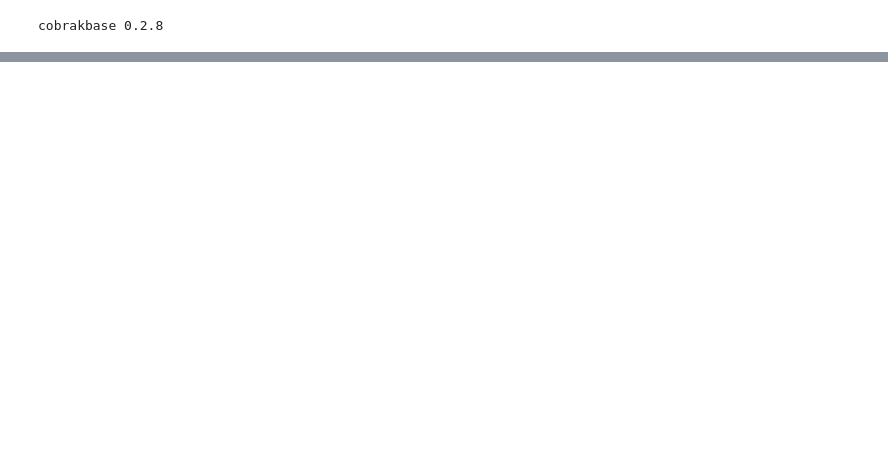
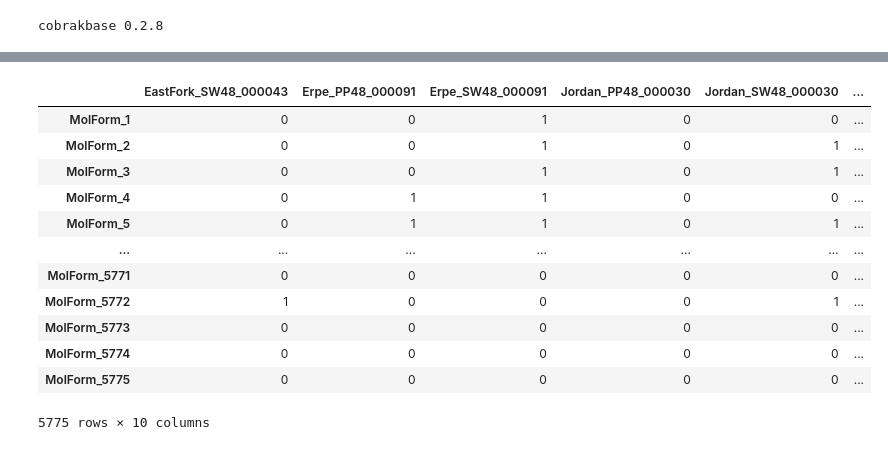
Before and after one commit to Fxe/cobrakbase, a Jupyter notebook: examples/KBase/Objects/ChemicalAbundanceMatrix.ipynb, the cells around one changed output, grey strips where cells are left out. Cells and saved outputs as stored; diff of their text form; code cells hidden in the pictures; blank space fills up the shorter version.

```diff
--- a/examples/KBase/Objects/ChemicalAbundanceMatrix.ipynb
+++ b/examples/KBase/Objects/ChemicalAbundanceMatrix.ipynb
@@ -14,0 +56,16 @@ type(matrix), type(matrix_data)
+# %%
+matrix.data.loc[:, matrix.data.columns!='Aggregate M/Z']
+# %% [output]
+|  | EastFork_SW48_000043 | Erpe_PP48_000091 | Erpe_SW48_000091 | Jordan_PP48_000030 | Jordan_SW48_000030 | ... |
+| MolForm_1 | 0 | 0 | 1 | 0 | 0 | ... |
+| MolForm_2 | 0 | 0 | 1 | 0 | 1 | ... |
+| MolForm_3 | 0 | 0 | 1 | 0 | 1 | ... |
+| MolForm_4 | 0 | 1 | 1 | 0 | 0 | ... |
+| MolForm_5 | 0 | 1 | 1 | 0 | 1 | ... |
+| ... | ... | ... | ... | ... | ... | ... |
+| MolForm_5771 | 0 | 0 | 0 | 0 | 0 | ... |
+| MolForm_5772 | 1 | 0 | 0 | 0 | 1 | ... |
+| MolForm_5773 | 0 | 0 | 0 | 0 | 0 | ... |
+| MolForm_5774 | 0 | 0 | 0 | 0 | 0 | ... |
+| MolForm_5775 | 0 | 0 | 0 | 0 | 0 | ... |
+5775 rows × 10 columns
```
Also changed, not shown: parts of 14 cells of this notebook, 12 other files.
